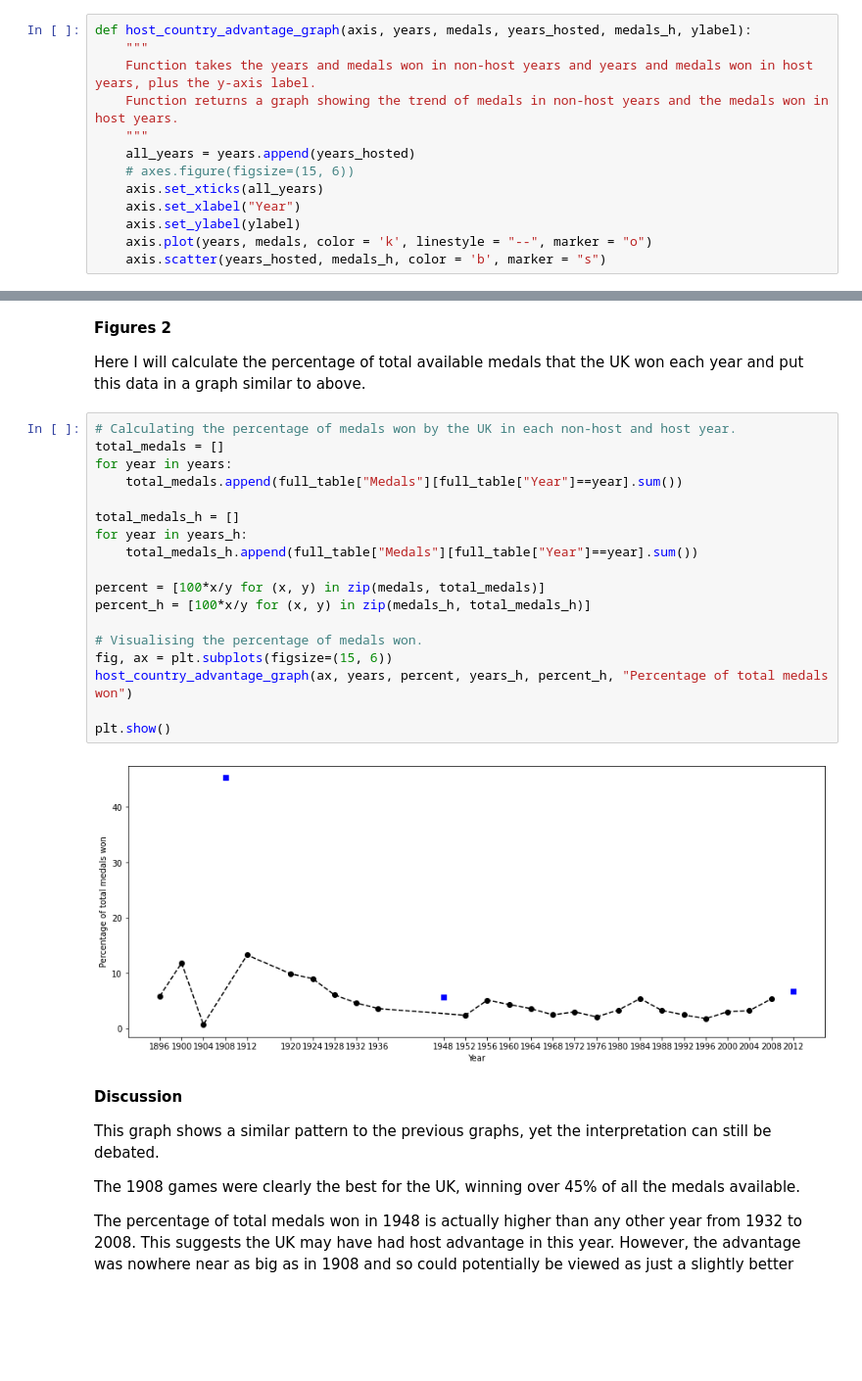
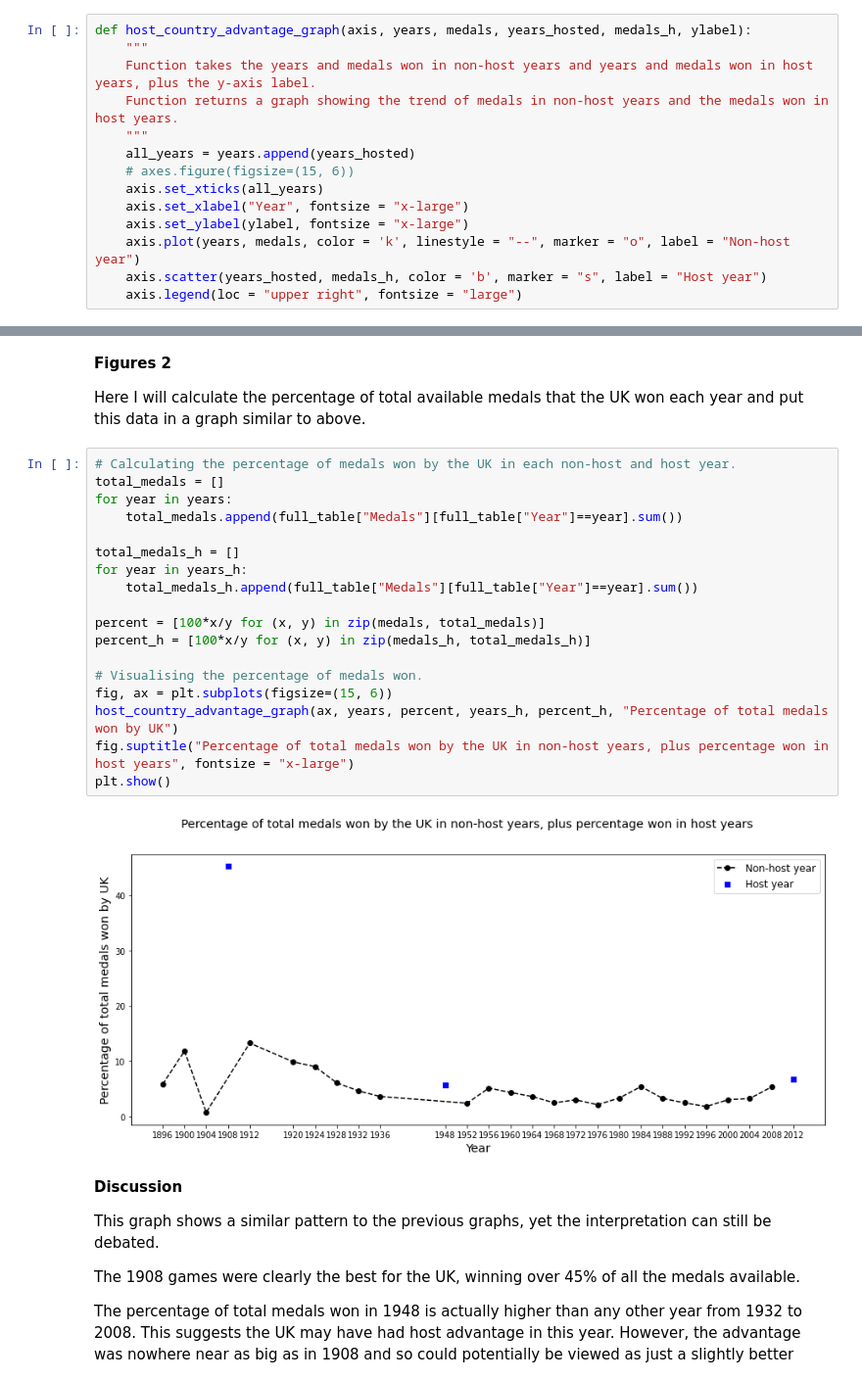
Before and after one commit to PIC216/My_Kaggle_Notebooks, a Jupyter notebook: olympics-host-country-advantage-for-uk.ipynb, the cells around one changed output, grey strips where cells are left out. Shown at 98% size. Cells and saved outputs as stored; diff of their text form; blank space fills up the shorter version.

```diff
--- a/olympics-host-country-advantage-for-uk.ipynb
+++ b/olympics-host-country-advantage-for-uk.ipynb
@@ -57,10 +51,11 @@ def host_country_advantage_graph(axis, years, medals, years_hosted, medals_h, yl
     all_years = years.append(years_hosted)
     # axes.figure(figsize=(15, 6))
     axis.set_xticks(all_years)
-    axis.set_xlabel("Year")
-    axis.set_ylabel(ylabel)
-    axis.plot(years, medals, color = 'k', linestyle = "--", marker = "o")
-    axis.scatter(years_hosted, medals_h, color = 'b', marker = "s")
+    axis.set_xlabel("Year", fontsize = "x-large")
+    axis.set_ylabel(ylabel, fontsize = "x-large")
+    axis.plot(years, medals, color = 'k', linestyle = "--", marker = "o", label = "Non-host year")
+    axis.scatter(years_hosted, medals_h, color = 'b', marker = "s", label = "Host year")
+    axis.legend(loc = "upper right", fontsize = "large")
 # %% [markdown]
 **Figures 1**
 
@@ -106,23 +103,23 @@ Here I will calculate the percentage of total available medals that the UK won e
 # %%
 # Calculating the percentage of medals won by the UK in each non-host and host year.
 total_medals = []
 for year in years:
     total_medals.append(full_table["Medals"][full_table["Year"]==year].sum())
 
 total_medals_h = []
 for year in years_h:
     total_medals_h.append(full_table["Medals"][full_table["Year"]==year].sum())
 
 percent = [100*x/y for (x, y) in zip(medals, total_medals)]
 percent_h = [100*x/y for (x, y) in zip(medals_h, total_medals_h)]
 
 # Visualising the percentage of medals won.
 fig, ax = plt.subplots(figsize=(15, 6))
-host_country_advantage_graph(ax, years, percent, years_h, percent_h, "Percentage of total medals won")
-
+host_country_advantage_graph(ax, years, percent, years_h, percent_h, "Percentage of total medals won by UK")
+fig.suptitle("Percentage of total medals won by the UK in non-host years, plus percentage won in host years", fontsize = "x-large")
 plt.show()
 # %% [output]
-[figure, old version]
+[figure, new version]
 # %% [markdown]
 **Discussion**
 
```
Also changed, not shown: parts of 4 cells of this notebook.
